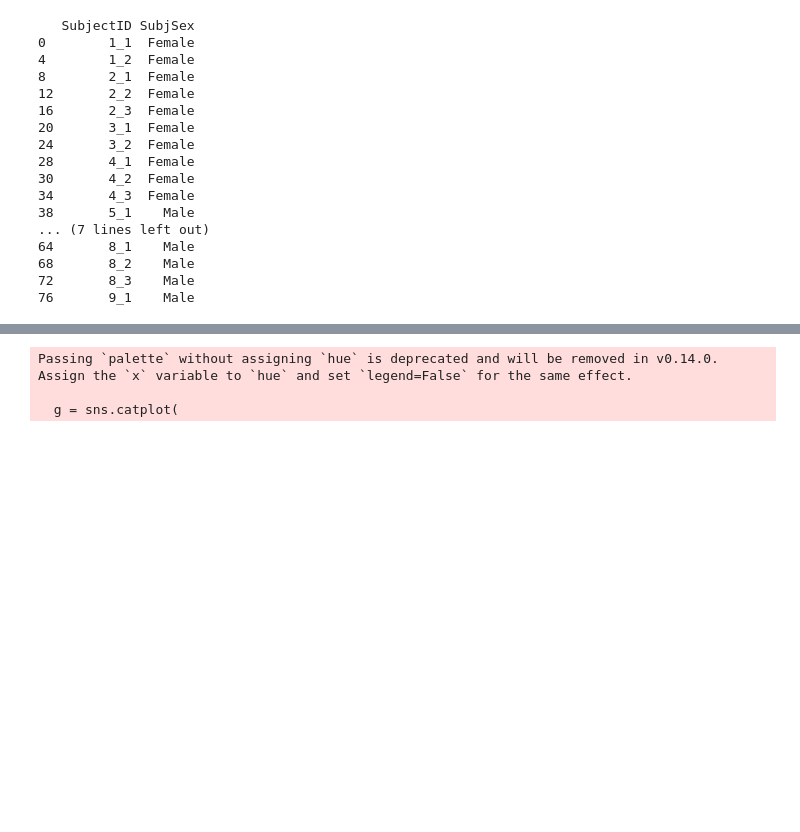
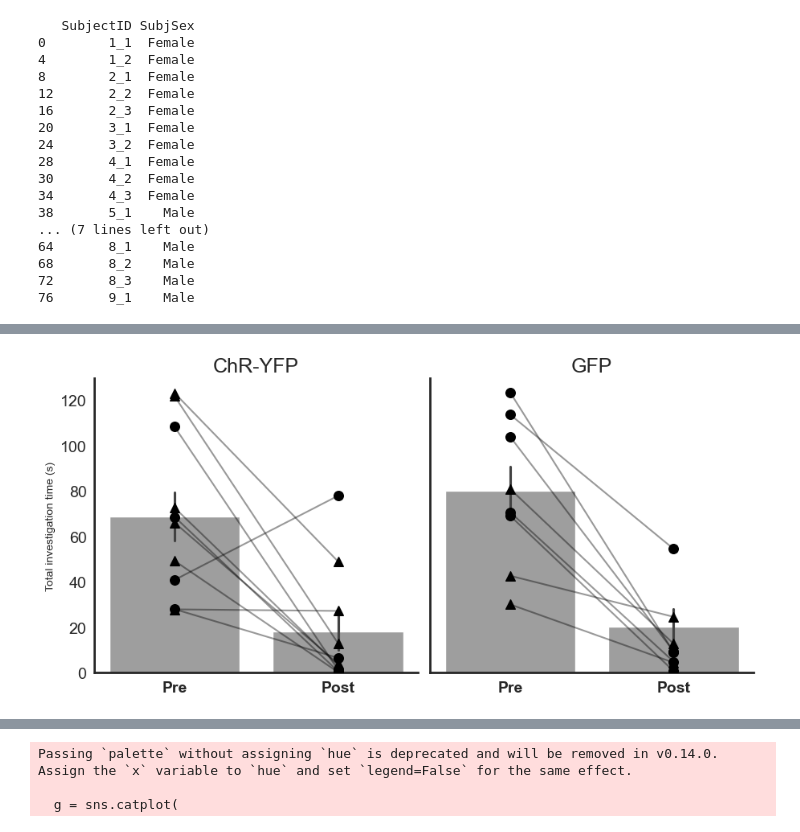
Before and after one commit to padillacoreanolab/respiratory_pilot, a Jupyter notebook: notebooks/sequioa_notebooks/BLA_RI1_RI2_behavior_boris.ipynb, the cells around one changed output, grey strips where cells are left out. Cells and saved outputs as stored; diff of their text form; code cells hidden in the pictures; blank space fills up the shorter version.

```diff
--- a/notebooks/sequioa_notebooks/BLA_RI1_RI2_behavior_boris.ipynb
+++ b/notebooks/sequioa_notebooks/BLA_RI1_RI2_behavior_boris.ipynb
@@ -902,0 +903,94 @@ Passing `palette` without assigning `hue` is deprecated and will be removed in v
+# %%
+import numpy as np
+import seaborn as sns
+import matplotlib.pyplot as plt
+
+sns.set_style("white")
+
+# ----------------------------
+# 1. FILTER: OFF ONLY
+# ----------------------------
+df_off = invest_plot[invest_plot["Laser"] == "OFF"].copy()
+
+# ----------------------------
+# 2. MAP RI1 → Pre, RI2 → Post
+# ----------------------------
+df_off["Phase"] = df_off["Condition"].map({
+    "RI1": "Pre",
+    "RI2": "Post"
+})
+
+phase_order = ["Pre", "Post"]
+
+# ----------------------------
+# 3. PLOT (no more row split)
+# ----------------------------
+g = sns.catplot(
+    data=df_off,
+    x="Phase",
+    y="InvestigationTime",
+    col="Group",          # keep ArchT vs Control
+    kind="bar",
+    order=phase_order,
+    color="#9E9E9E",
+    errorbar="se",
+    height=4.5,
+    aspect=1.0,
+    sharey=True
+)
+
+# ----------------------------
+# 4. OVERLAY PAIRED LINES
+# ----------------------------
+for group, ax in zip(df_off["Group"].unique(), g.axes.flat):
+
+    df_panel = df_off[df_off["Group"] == group]
+
+    for subject, df_sub in df_panel.groupby("SubjectID"):
+
+        if set(df_sub["Phase"]) == set(phase_order):
+
+            df_sub = df_sub.set_index("Phase").loc[phase_order]
+            sex = df_sub["SubjSex"].iloc[0]
+
+            x = np.arange(len(phase_order))
+
+            # paired line
+            ax.plot(
+                x,
+                df_sub["InvestigationTime"],
+                color="black",
+                alpha=0.4,
+                linewidth=1.5,
+                zorder=3
+            )
+
+            # points with sex markers
+            ax.scatter(
+                x,
+                df_sub["InvestigationTime"],
+                marker=sex_markers[sex],
+                color="black",
+                s=70,
+                zorder=4
+            )
+
+    ax.set_xticks(np.arange(len(phase_order)))
+    ax.set_xticklabels(phase_order, fontsize=16, fontweight="bold")
+
+    ax.spines["top"].set_visible(False)
+    ax.spines["right"].set_visible(False)
+    ax.spines["left"].set_linewidth(2)
+    ax.spines["bottom"].set_linewidth(2)
+    ax.tick_params(width=2, labelsize=14)
+
+# ----------------------------
+# 5. LABELS
+# ----------------------------
+g.set_axis_labels("", "Total investigation time (s)")
+g.set_titles(col_template="{col_name}", size=18)
+
+plt.tight_layout()
+plt.show()
+# %% [output]
+[figure, added]
```
Also changed, not shown: parts of 11 cells of this notebook, 6 other files.
